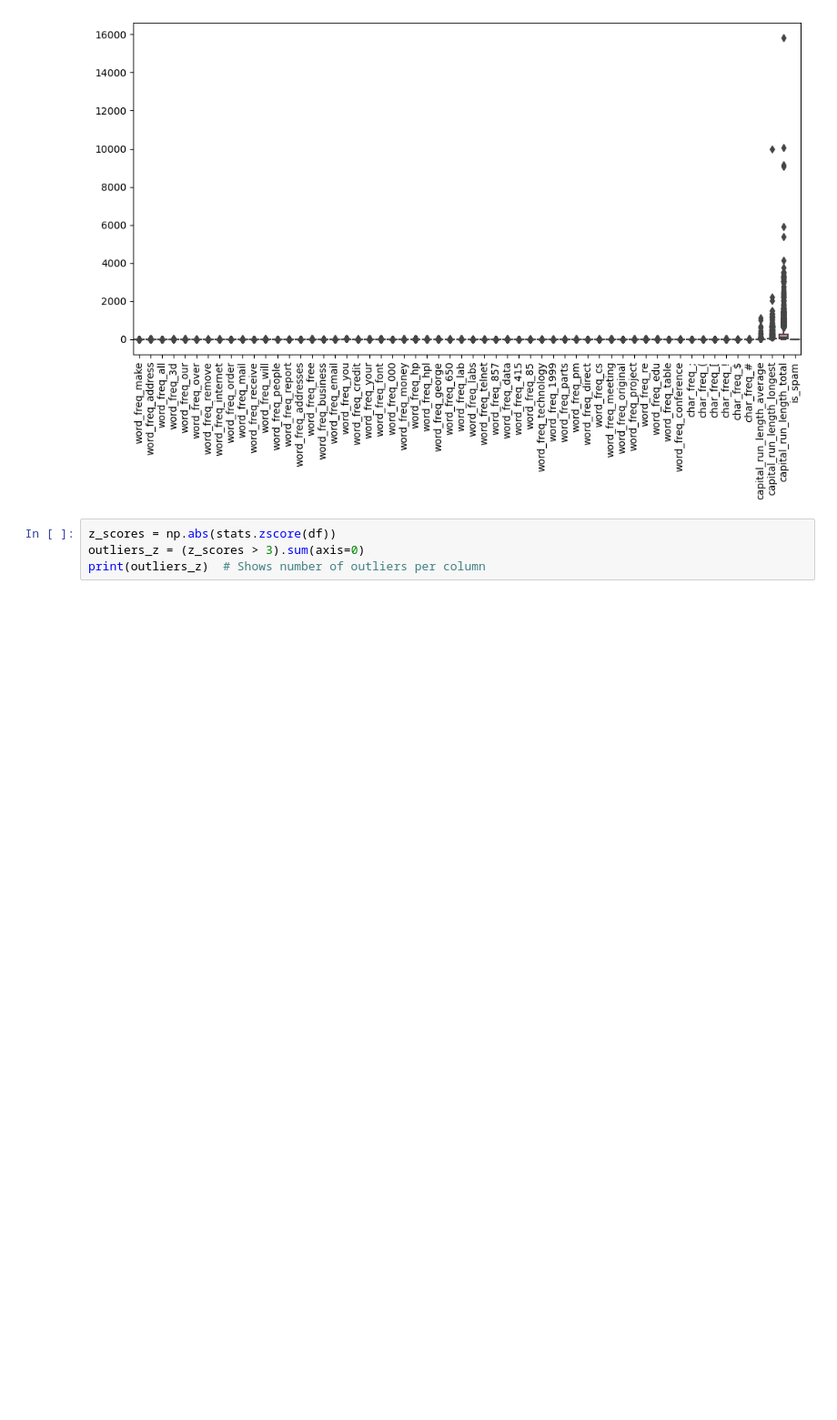
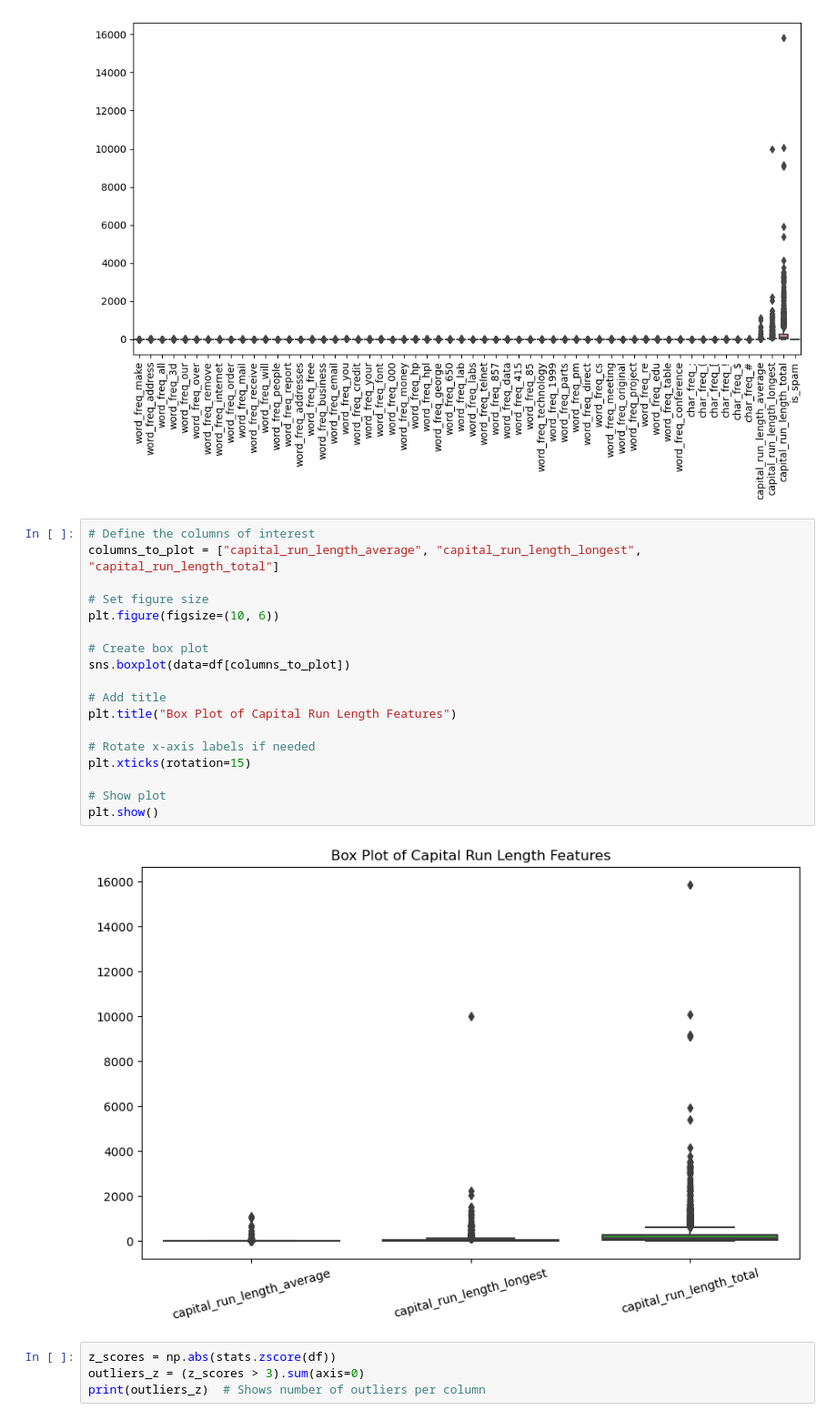
Before and after one commit to LaceErik94/ML-Dirty, a Jupyter notebook: New.ipynb, the cells around one changed output. Shown: that part at 91% size. Drawn from its saved outputs; the diff is of its cells as text; blank space fills up the shorter version.

Commit message:
box plot novo

```diff
--- a/New.ipynb
+++ b/New.ipynb
@@ -301,6 +301,26 @@ plt.xticks(rotation=90)  # Rotate column names if needed
 plt.show()
 # %% [output]
 [figure]
+# %%
+# Define the columns of interest
+columns_to_plot = ["capital_run_length_average", "capital_run_length_longest", "capital_run_length_total"]
+
+# Set figure size
+plt.figure(figsize=(10, 6))
+
+# Create box plot
+sns.boxplot(data=df[columns_to_plot])
+
+# Add title
+plt.title("Box Plot of Capital Run Length Features")
+
+# Rotate x-axis labels if needed
+plt.xticks(rotation=15)
+
+# Show plot
+plt.show()
+# %% [output]
+[figure, added]
 # %%
 z_scores = np.abs(stats.zscore(df))
 outliers_z = (z_scores > 3).sum(axis=0)
```
